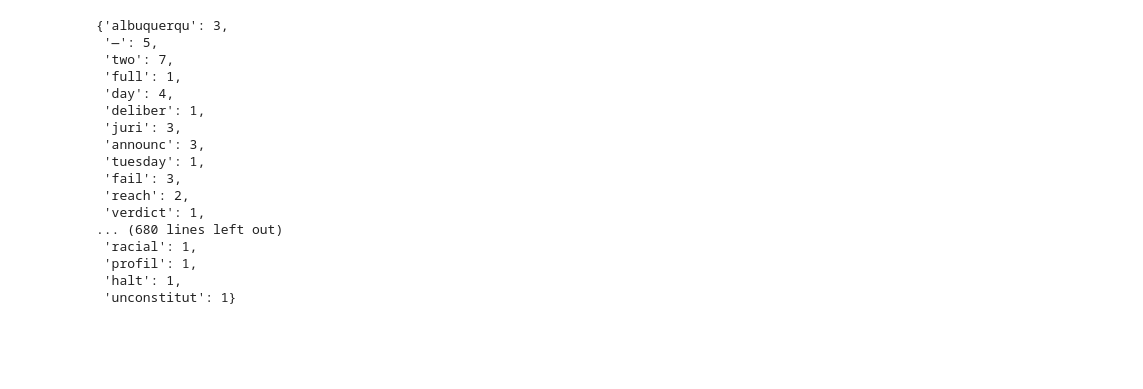
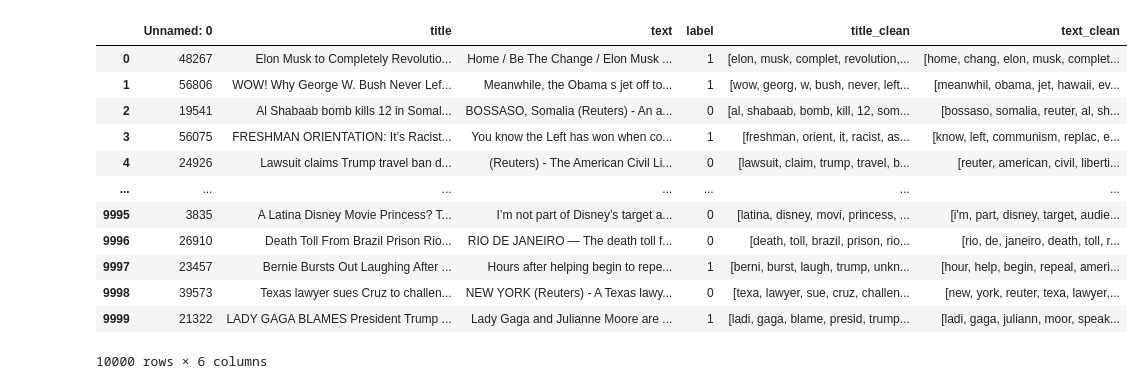
Before and after one commit to mariomauberger/fakeNewsClassification, a Jupyter notebook: fakeNewsClassification.ipynb, the cells around one changed output. Drawn from its saved outputs; the diff is of its cells as text; code cells hidden in the pictures; blank space fills up the shorter version.

```diff
--- a/fakeNewsClassification.ipynb
+++ b/fakeNewsClassification.ipynb
@@ -79,42 +66,45 @@ print(news_data["text"][0])
+# %%
+news_data
+# %% [output]
+|  | Unnamed: 0 | title | text | label | title_clean | text_clean |
+| 0 | 48267 | Elon Musk to Completely Revolutio... | Home / Be The Change / Elon Musk ... | 1 | [elon, musk, complet, revolution,... | [home, chang, elon, musk, complet... |
+| 1 | 56806 | WOW! Why George W. Bush Never Lef... | Meanwhile, the Obama s jet off to... | 1 | [wow, georg, w, bush, never, left... | [meanwhil, obama, jet, hawaii, ev... |
+| 2 | 19541 | Al Shabaab bomb kills 12 in Somal... | BOSSASO, Somalia (Reuters) - An a... | 0 | [al, shabaab, bomb, kill, 12, som... | [bossaso, somalia, reuter, al, sh... |
+| 3 | 56075 | FRESHMAN ORIENTATION: It’s Racist... | You know the Left has won when co... | 1 | [freshman, orient, it, racist, as... | [know, left, communism, replac, e... |
+| 4 | 24926 | Lawsuit claims Trump travel ban d... | (Reuters) - The American Civil Li... | 0 | [lawsuit, claim, trump, travel, b... | [reuter, american, civil, liberti... |
+| ... | ... | ... | ... | ... | ... | ... |
+| 9995 | 3835 | A Latina Disney Movie Princess? T... | I’m not part of Disney’s target a... | 0 | [latina, disney, movi, princess, ... | [i'm, part, disney, target, audie... |
+| 9996 | 26910 | Death Toll From Brazil Prison Rio... | RIO DE JANEIRO — The death toll f... | 0 | [death, toll, brazil, prison, rio... | [rio, de, janeiro, death, toll, r... |
+| 9997 | 23457 | Bernie Bursts Out Laughing After ... | Hours after helping begin to repe... | 1 | [berni, burst, laugh, trump, unkn... | [hour, help, begin, repeal, ameri... |
+| 9998 | 39573 | Texas lawyer sues Cruz to challen... | NEW YORK (Reuters) - A Texas lawy... | 0 | [texa, lawyer, sue, cruz, challen... | [new, york, reuter, texa, lawyer,... |
+| 9999 | 21322 | LADY GAGA BLAMES President Trump ... | Lady Gaga and Julianne Moore are ... | 1 | [ladi, gaga, blame, presid, trump... | [ladi, gaga, juliann, moor, speak... |
+10000 rows × 6 columns
 # %%
-for sentence, label in zip(news_data["text"], news_data["label"]):
-  for word in sentence:
-    if label == 1:
-      if word in word_occurence_true:
-        word_occurence_true[word] += 1
+def calculate_word_occurences(text, labels):
+  occurence = {}
+  occurence_in_fake_articles = {}
+  occurence_in_real_articles = {}
+  for sentence, label in zip(news_data["text_clean"], news_data["label"]):
+    for word in sentence:
+      if label == 1:
+        if word in occurence_in_real_articles:
+          occurence_in_real_articles[word] += 1
+        else:
+          occurence_in_real_articles[word] = 1
       else:
-        word_occurence_true[word] = 1
-    else:
-      if word in word_occurence_false:
-        word_occurence_false[word] += 1
-      else:
-        word_occurence_false[word] = 1
+        if word in occurence_in_fake_articles:
+          occurence_in_fake_articles[word] += 1
+        else:
+          occurence_in_fake_articles[word] = 1
 
 
-    if word in word_occurence:
-      word_occurence[word] += 1
-    else:
-      word_occurence[word] = 1
+      if word in occurence:
+        occurence[word] += 1
+      else:
+        occurence[word] = 1
 
-word_occurence = dict(sorted(word_occurence.items(), key=lambda item: item[1], reverse=True))
+  occurence = dict(sorted(occurence.items(), key=lambda item: item[1], reverse=True))
+  occurence_in_fake_articles = dict(sorted(occurence_in_fake_articles.items(), key=lambda item: item[1], reverse=True))
+  occurence_in_real_articles = dict(sorted(occurence_in_real_articles.items(), key=lambda item: item[1], reverse=True))
 
-word_occurence_top = {k: word_occurence[k] for k in list(word_occurence)[:10]}
-word_occurence_false
+  return occurence, occurence_in_fake_articles, occurence_in_real_articles
-# %% [output]
-{'albuquerqu': 3,
- '—': 5,
- 'two': 7,
- 'full': 1,
- 'day': 4,
- 'deliber': 1,
- 'juri': 3,
- 'announc': 3,
- 'tuesday': 1,
- 'fail': 3,
- 'reach': 2,
- 'verdict': 1,
-... (680 lines left out)
- 'racial': 1,
- 'profil': 1,
- 'halt': 1,
- 'unconstitut': 1}
```
Also changed, not shown: parts of 49 cells of this notebook.
